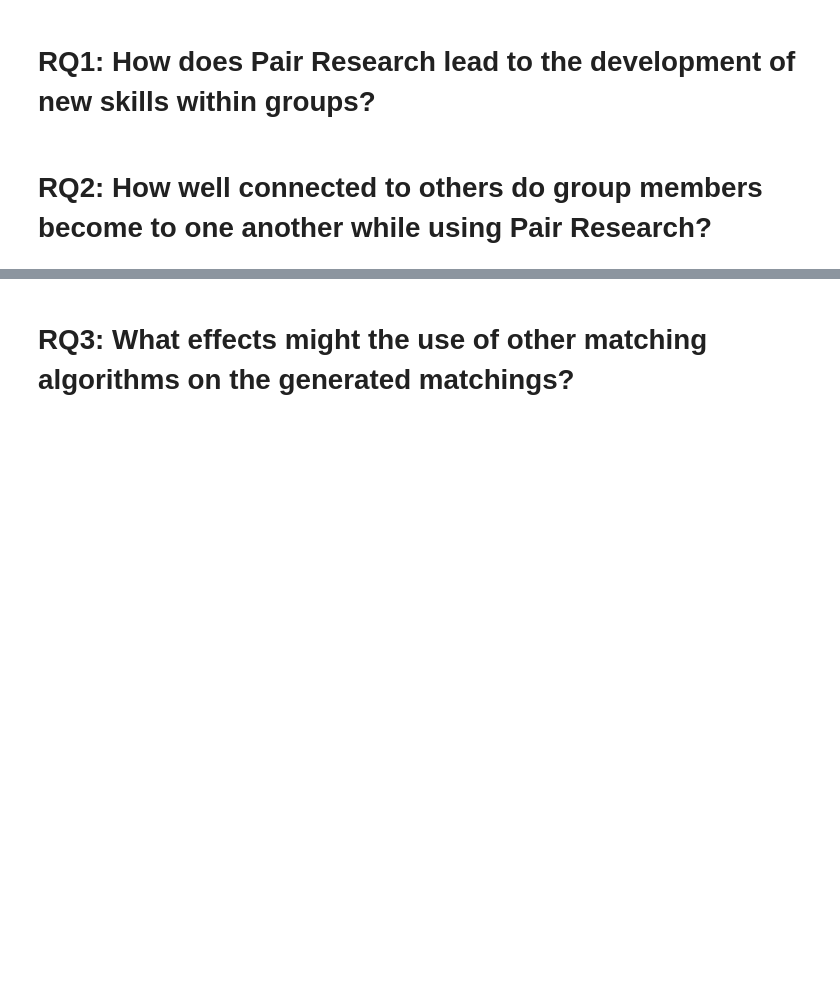
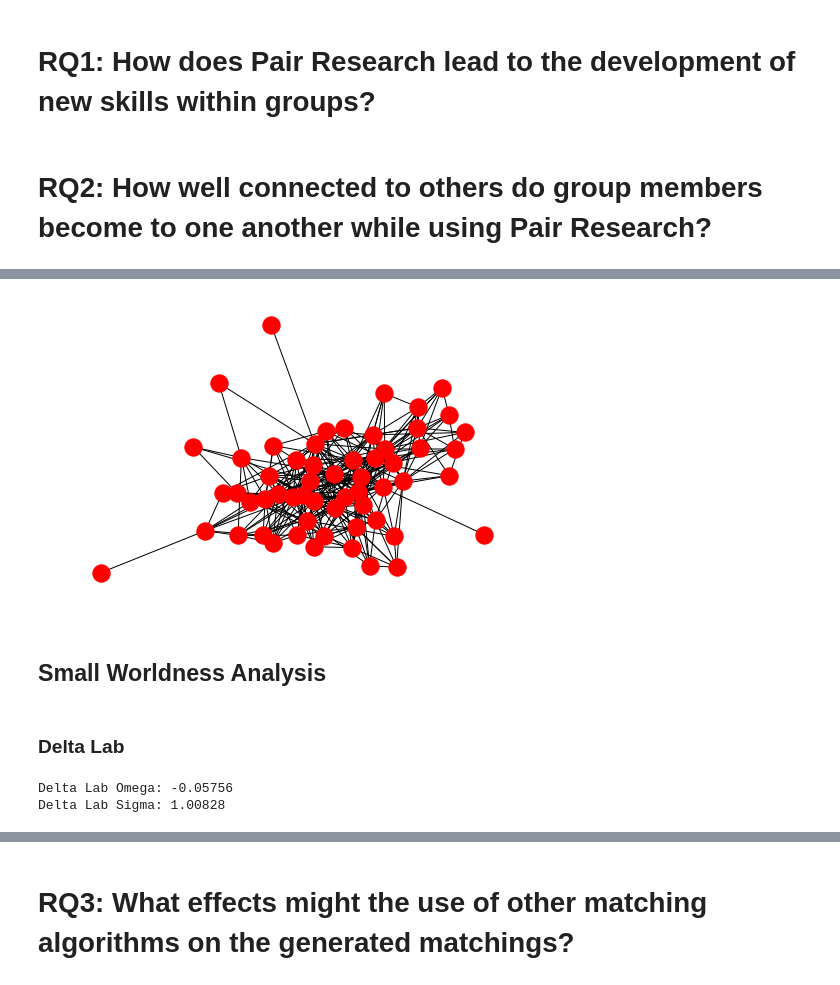
Before and after one commit to NUDelta/pair-research-matching-alg, a Jupyter notebook: network_analysis/NetworkAnalysis.ipynb, the cells around one changed output, grey strips where cells are left out. Drawn from its saved outputs; the diff is of its cells as text; code cells hidden in the pictures; blank space fills up the shorter version.

Commit message:
adding small worldness analysis

```diff
--- a/network_analysis/NetworkAnalysis.ipynb
+++ b/network_analysis/NetworkAnalysis.ipynb
@@ -422,0 +454,9 @@ See the caveats in the documentation: http://pandas.pydata.org/pandas-docs/stabl
+# %%
+# create graph for dtr
+dtr_G = nx.Graph()
+dtr_G.add_edges_from(dtr_pairings_list)
+nx.draw(dtr_G)
+# %% [output]
+[figure, added]
+# %% [markdown]
+## Small Worldness Analysis
@@ -422,0 +466,2 @@ See the caveats in the documentation: http://pandas.pydata.org/pandas-docs/stabl
+# %% [markdown]
+### Delta Lab
@@ -422,0 +471,5 @@ See the caveats in the documentation: http://pandas.pydata.org/pandas-docs/stabl
+# %%
+print('Delta Lab Omega: {0:.5f}\nDelta Lab Sigma: {1:.5f}'.format(delta_omega, delta_sigma))
+# %% [output]
+Delta Lab Omega: -0.05756
+Delta Lab Sigma: 1.00828
```
Also changed, not shown: parts of 9 cells of this notebook.
